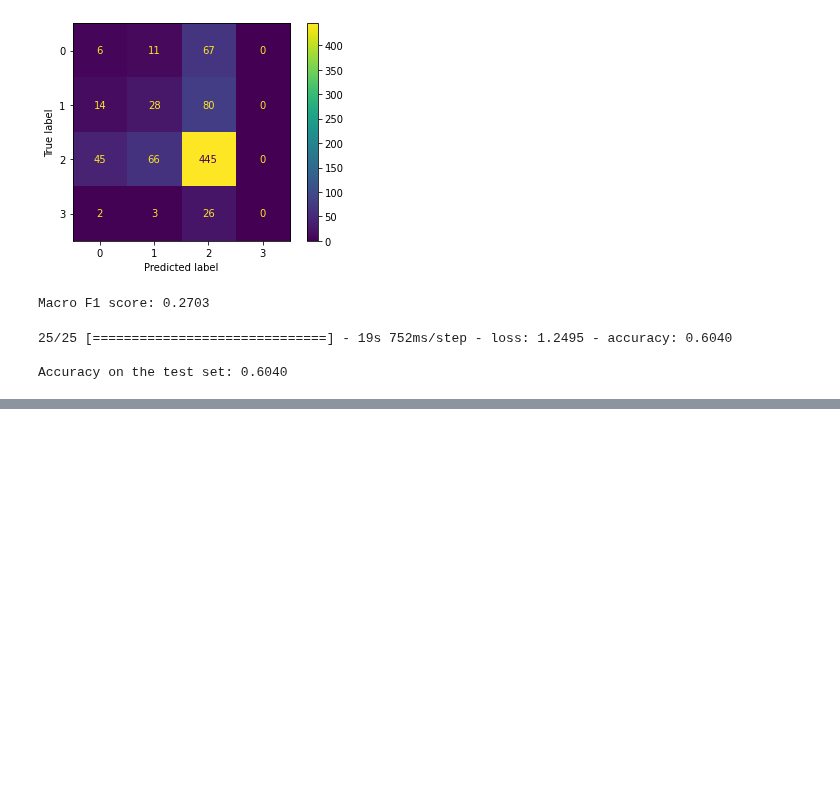
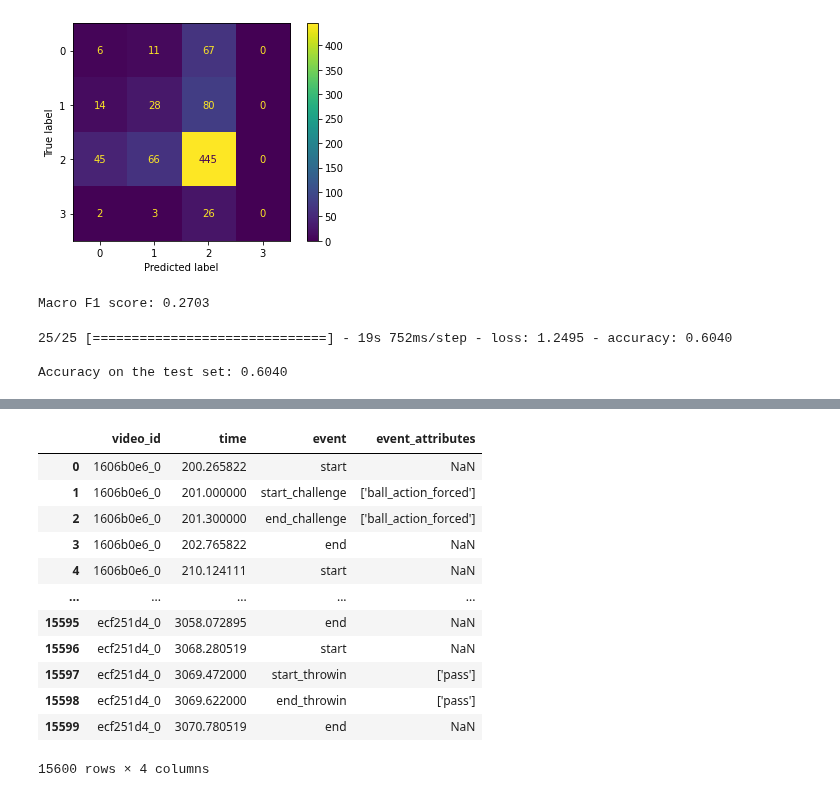
Before and after one commit to hmatzner/DFL-Bundesliga, a Jupyter notebook: Bundesliga - with functions.ipynb, the cells around one changed output, grey strips where cells are left out. Saved outputs shown, nothing was run; the diff lists cells and outputs as text; code cells hidden in the pictures; blank space fills up the shorter version.

```diff
--- a/Bundesliga - with functions.ipynb
+++ b/Bundesliga - with functions.ipynb
@@ -535,0 +583,27 @@ model.save('/content/drive/MyDrive/Bundesliga/Models/baseline_model_3')
+# %%
+new_events = list()
+INDEX_TOL = 0
+for row in df.values:
+  if row[2] in error_tolerances:
+    tolerance = error_tolerances[row[2]][INDEX_TOL] / 2
+    new_events.append([row[0], row[1] - tolerance, 'start_' + row[2], row[3]])
+    new_events.append([row[0], row[1] + tolerance, 'end_' + row[2], row[3]])
+df = pd.concat([df, pd.DataFrame(new_events, columns=df.columns)])
+df = df[~df['event'].isin(events)]
+df = df.sort_values(['video_id', 'time']).reset_index(drop=True)
+# %%
+df
+# %% [output]
+|  | video_id | time | event | event_attributes |
+| 0 | 1606b0e6_0 | 200.265822 | start | NaN |
+| 1 | 1606b0e6_0 | 201.000000 | start_challenge | ['ball_action_forced'] |
+| 2 | 1606b0e6_0 | 201.300000 | end_challenge | ['ball_action_forced'] |
+| 3 | 1606b0e6_0 | 202.765822 | end | NaN |
+| 4 | 1606b0e6_0 | 210.124111 | start | NaN |
+| ... | ... | ... | ... | ... |
+| 15595 | ecf251d4_0 | 3058.072895 | end | NaN |
+| 15596 | ecf251d4_0 | 3068.280519 | start | NaN |
+| 15597 | ecf251d4_0 | 3069.472000 | start_throwin | ['pass'] |
+| 15598 | ecf251d4_0 | 3069.622000 | end_throwin | ['pass'] |
+| 15599 | ecf251d4_0 | 3070.780519 | end | NaN |
+15600 rows × 4 columns
```
Also changed, not shown: parts of 25 cells of this notebook.
